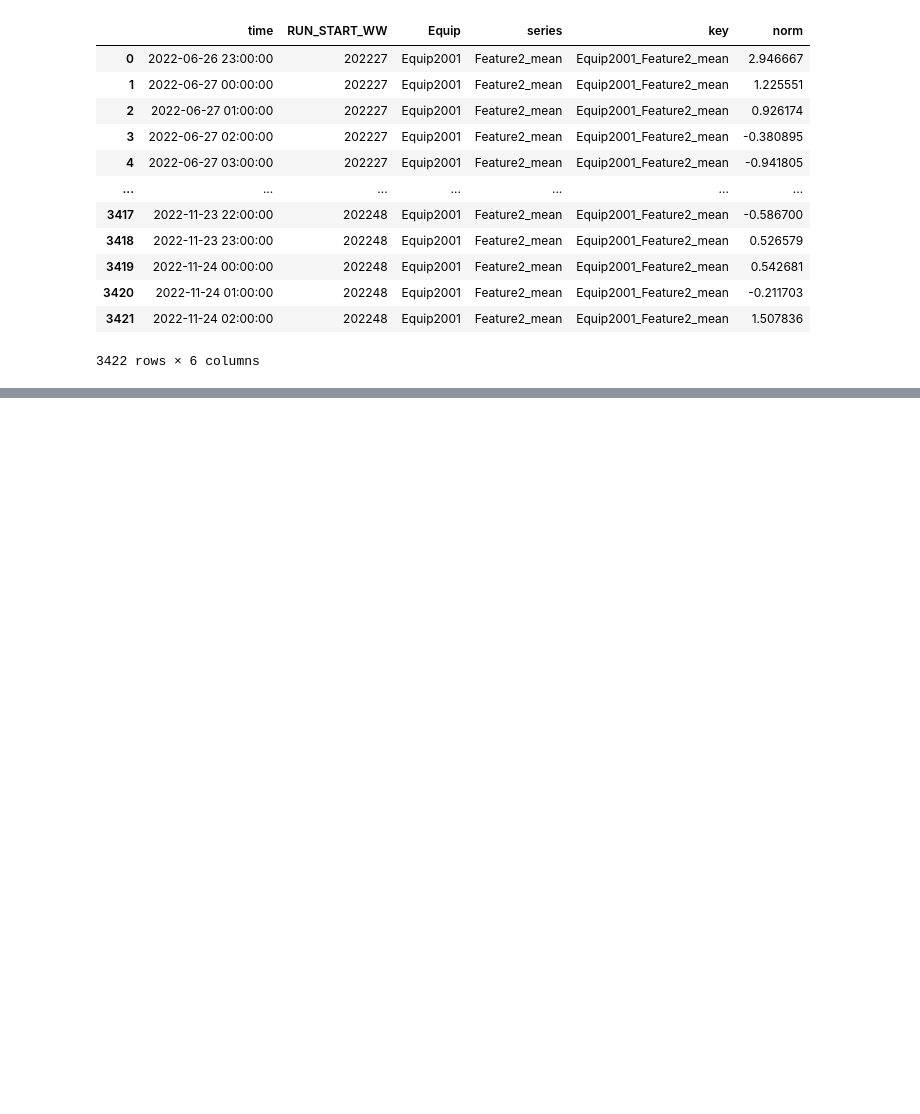
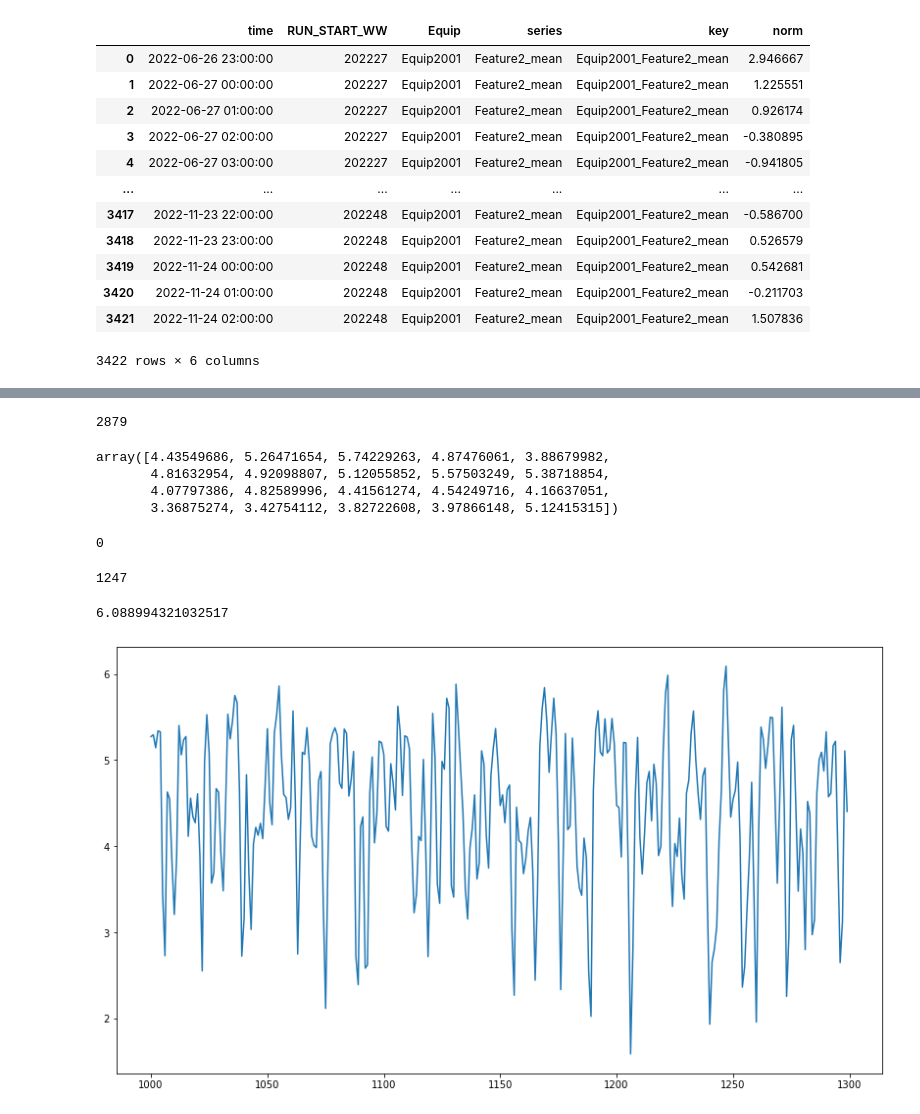
Before and after one commit to alextabac/TSAD_project, a Jupyter notebook: TSAD_DAMP_variants.ipynb, the cells around one changed output, grey strips where cells are left out. Saved outputs shown, nothing was run; the diff lists cells and outputs as text; code cells hidden in the pictures; blank space fills up the shorter version.

```diff
--- a/TSAD_DAMP_variants.ipynb
+++ b/TSAD_DAMP_variants.ipynb
@@ -263,0 +319,6 @@ data_obj.dfs[5]
+# %%
+ppress_idx = []
+for i in range(len(data_obj.dfs)):
+    if 'Feature0' in data_obj.dfs[i].loc[0, 'key'] and len(data_obj.dfs[i]) > 1000:
+        ppress_idx.append(i)
+        print(f"index {i} - key {data_obj.dfs[i].loc[0, 'key']} - len {len(data_obj.dfs[i])}")
@@ -264,8 +343,12 @@ data_obj.dfs[5]
+# %%
+ppress_dfs = [data_obj.dfs[i] for i in ppress_idx]
+circflow_std_dfs = [data_obj.dfs[i] for i in circflow_std_idx]
+circflow_mean_dfs = [data_obj.dfs[i] for i in circflow_mean_idx]
 # %%
-w = 24
-Q = data_obj.dfs[5][-w:]['norm'].values
-T = data_obj.dfs[5]['norm'].values
-k = 40
+w = 10
+Q = ppress_dfs[0][-w:]['norm'].values
+T = ppress_dfs[0]['norm'].values
+k = 20
 # %%
 Q
 # %% [output]
@@ -414,0 +409,2 @@ plt.show()
+# %%
+sim = mass.dist_prof(T, Q)
@@ -414,0 +416,29 @@ plt.show()
+# %%
+len(sim)
+# %% [output]
+2879
+# %%
+sim[10:30]
+# %% [output]
+array([4.43549686, 5.26471654, 5.74229263, 4.87476061, 3.88679982,
+       4.81632954, 4.92098807, 5.12055852, 5.57503249, 5.38718854,
+       4.07797386, 4.82589996, 4.41561274, 4.54249716, 4.16637051,
+       3.36875274, 3.42754112, 3.82722608, 3.97866148, 5.12415315])
+# %%
+sum(np.isnan(sim))
+# %% [output]
+0
+# %%
+np.argmax(sim)
+# %% [output]
+1247
+# %%
+sim[1247]
+# %% [output]
+6.088994321032517
+# %%
+plt.figure(figsize=(14, 8))
+plt.plot(np.arange(1000, 1300), sim[1000:1300])
+plt.show()
+# %% [output]
+[figure, added]
```
Also changed, not shown: parts of 59 cells of this notebook.
